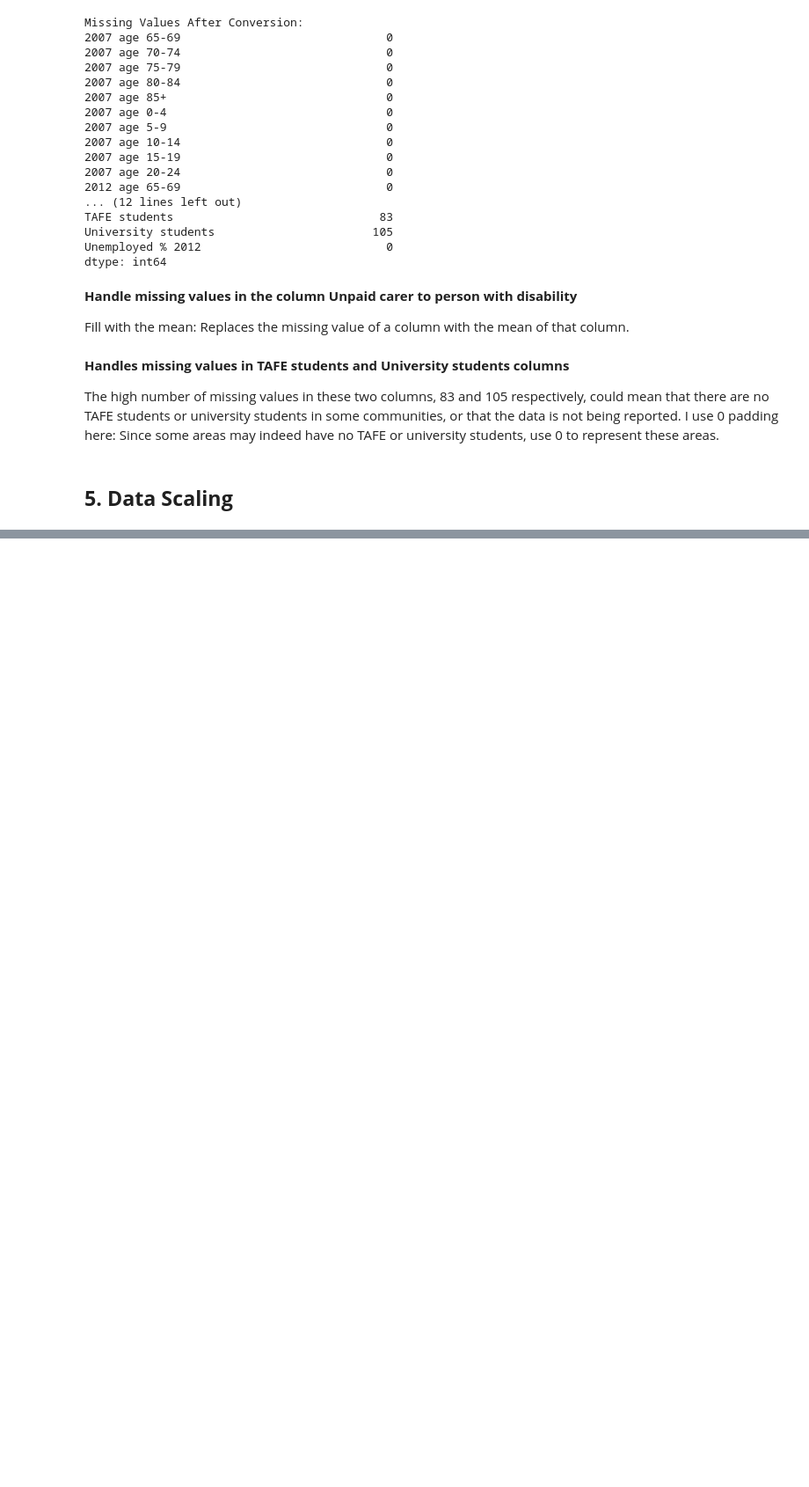
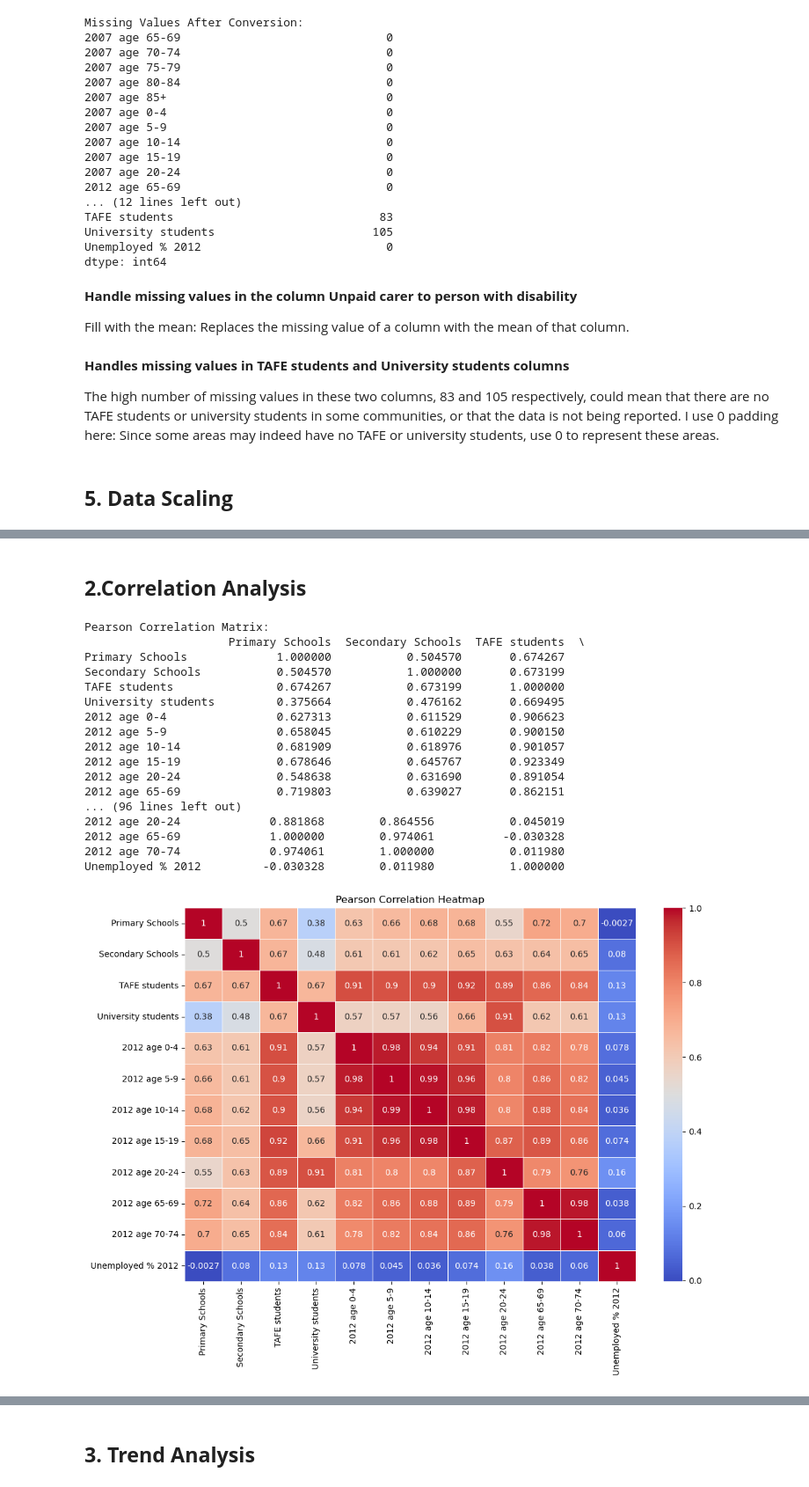
Before and after one commit to KittenPrincess1/COMP20008_Assignment2, a Jupyter notebook: Elderly.ipynb, the cells around one changed output, grey strips where cells are left out. Shown at 88% size. Drawn from its saved outputs; the diff is of its cells as text; code cells hidden in the pictures; blank space fills up the shorter version.

```diff
--- a/Elderly.ipynb
+++ b/Elderly.ipynb
@@ -213,0 +279,46 @@ selected_data['University students'] = selected_data['University students'].fill
+# %% [markdown]
+## **2.Correlation Analysis**
+# %%
+# Pearson Correlation Coefficient - Look at the linear correlation between educational facilities, demographics, and unemployment rates
+pearson_corr = selected_data[['Primary Schools', 'Secondary Schools', 'TAFE students', 'University students',
+                              '2012 age 0-4', '2012 age 5-9', '2012 age 10-14', '2012 age 15-19', '2012 age 20-24',
+                              '2012 age 65-69', '2012 age 70-74', 'Unemployed % 2012']].corr(method='pearson')
+print("Pearson Correlation Matrix:")
+print(pearson_corr)
+
+# Spearman correlation coefficient - used to capture nonlinear correlations
+spearman_corr = selected_data[['Primary Schools', 'Secondary Schools', 'TAFE students', 'University students',
+                               '2012 age 0-4', '2012 age 5-9', '2012 age 10-14', '2012 age 15-19', '2012 age 20-24',
+                               '2012 age 65-69', '2012 age 70-74', 'Unemployed % 2012']].corr(method='spearman')
+print("Spearman Correlation Matrix:")
+print(spearman_corr)
+
+# Heatmap - shows correlation matrix
+plt.figure(figsize=(12, 8))
+sns.heatmap(pearson_corr, annot=True, cmap='coolwarm', linewidths=0.5)
+plt.title('Pearson Correlation Heatmap')
+plt.show()
+
+plt.figure(figsize=(12, 8))
+sns.heatmap(spearman_corr, annot=True, cmap='coolwarm', linewidths=0.5)
+plt.title('Spearman Correlation Heatmap')
+plt.show()
+# %% [output]
+Pearson Correlation Matrix:
+                     Primary Schools  Secondary Schools  TAFE students  \
+Primary Schools             1.000000           0.504570       0.674267
+Secondary Schools           0.504570           1.000000       0.673199
+TAFE students               0.674267           0.673199       1.000000
+University students         0.375664           0.476162       0.669495
+2012 age 0-4                0.627313           0.611529       0.906623
+2012 age 5-9                0.658045           0.610229       0.900150
+2012 age 10-14              0.681909           0.618976       0.901057
+2012 age 15-19              0.678646           0.645767       0.923349
+2012 age 20-24              0.548638           0.631690       0.891054
+2012 age 65-69              0.719803           0.639027       0.862151
+... (96 lines left out)
+2012 age 20-24             0.881868        0.864556           0.045019
+2012 age 65-69             1.000000        0.974061          -0.030328
+2012 age 70-74             0.974061        1.000000           0.011980
+Unemployed % 2012         -0.030328        0.011980           1.000000
+[figure, added]
@@ -213,0 +326,2 @@ selected_data['University students'] = selected_data['University students'].fill
+# %% [markdown]
+## **3. Trend Analysis**
```
Also changed, not shown: parts of 22 cells of this notebook.
